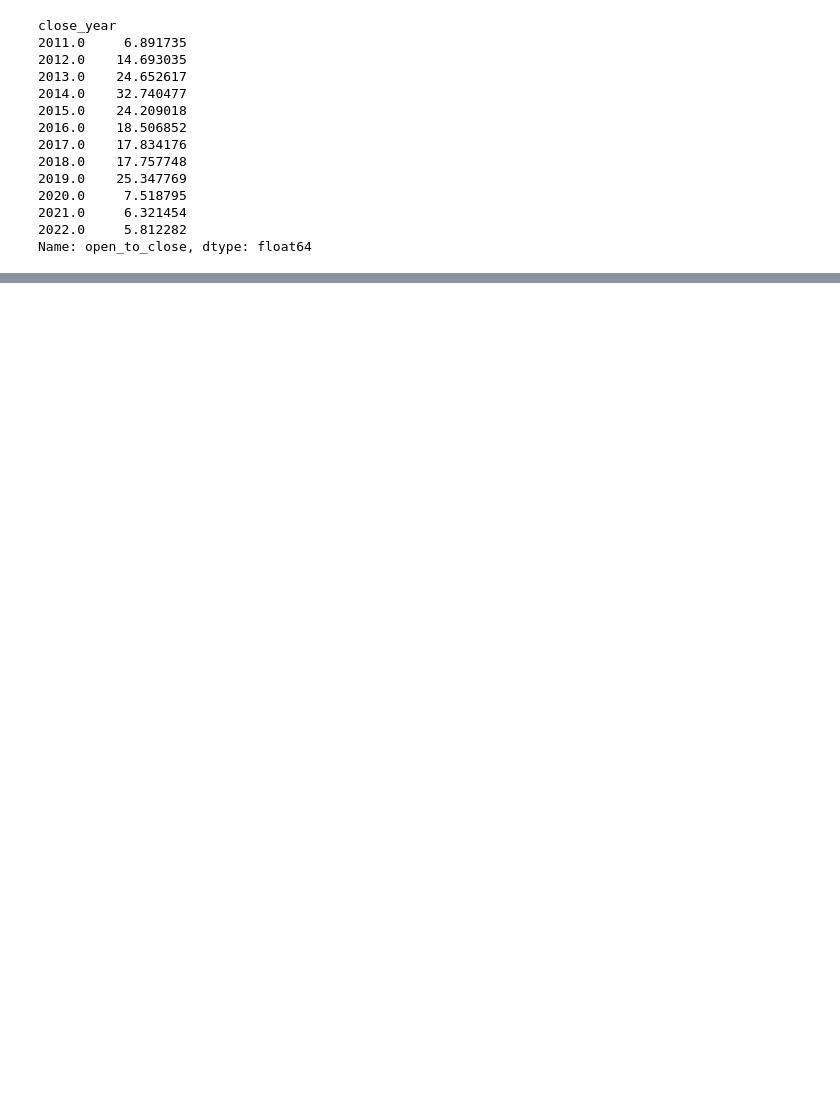
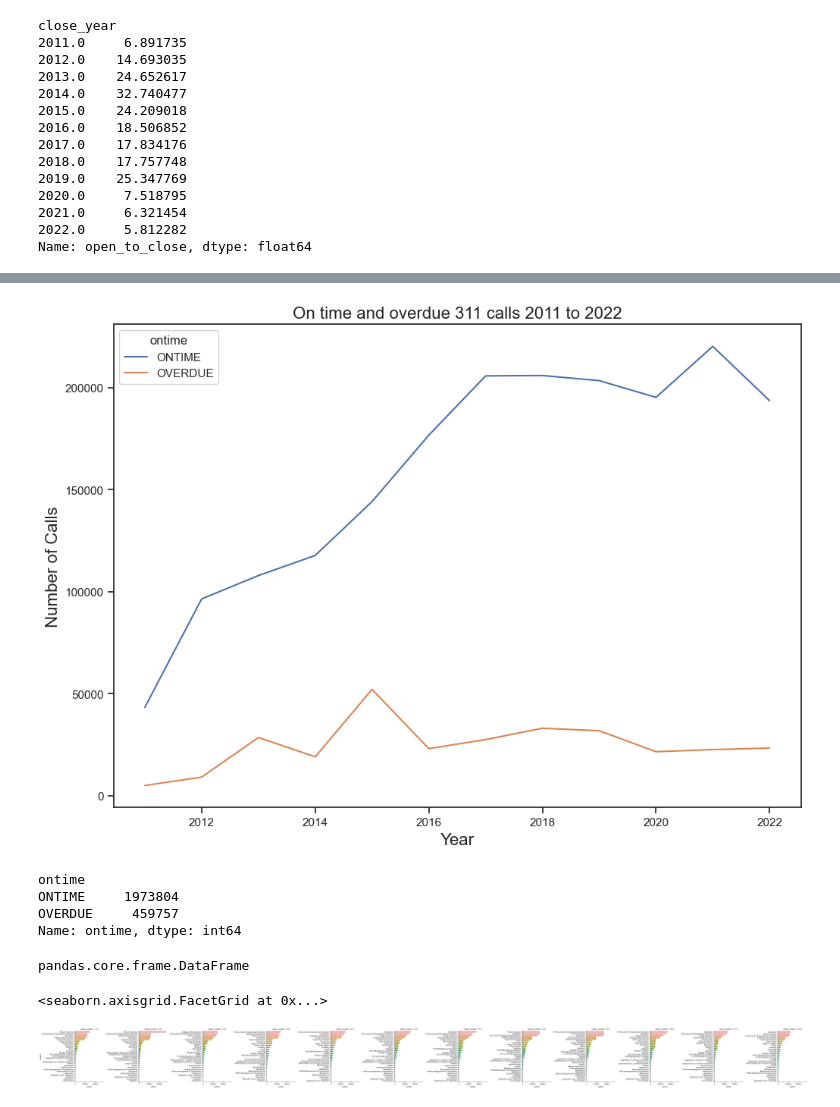
Before and after one commit to georgetown-analytics/boston-311, a Jupyter notebook: 02 code/EDA for 311 data.ipynb, the cells around one changed output, grey strips where cells are left out. Saved outputs shown, nothing was run; the diff lists cells and outputs as text; code cells hidden in the pictures; blank space fills up the shorter version.

```diff
--- a/02 code/EDA for 311 data.ipynb
+++ b/02 code/EDA for 311 data.ipynb
@@ -154,0 +192,48 @@ sns.boxplot(data = df_311, y='open_to_close', x='close_year', showfliers = False
+# %%
+# let's take a look at the ontime and other call related variables
+
+df_311['on_time'] = df_311['ontime'].apply(lambda x: 1 if x=='ONTIME' else 0)
+
+
+df_ontime  = df_311.groupby("close_year")['ontime'].value_counts(dropna =True).sort_index().reset_index(name="count")
+
+# Setting the Date as index (optional)
+
+# df_solved = df_solved.set_index("Year")
+
+# set a viz theme
+sns.set_theme(style="ticks")
+
+# plot cases by year
+sns.lineplot(x="close_year"
+             , y="count"
+             , hue="ontime"
+             , data=df_ontime)
+
+plt.xlabel('Year', fontsize=16)
+plt.ylabel('Number of Calls', fontsize=16)
+plt.title("On time and overdue 311 calls 2011 to 2022", size='16');
+# %% [output]
+[figure, added]
+# %%
+df_311.groupby(['ontime'])['ontime'].count()
+# %% [output]
+ontime
+ONTIME     1973804
+OVERDUE     459757
+Name: ontime, dtype: int64
+# %%
+# let's look at why people called
+monthly_calls = df_311.groupby("close_month")['reason'].value_counts(dropna =False).sort_index().reset_index(name="count")
+# %% [output]
+pandas.core.frame.DataFrame
+# %%
+sns.catplot(
+    data=monthly_calls.loc[monthly_calls['count'] > 100].sort_values(by = 'count', ascending=False), x="count", y="reason", col="close_month",
+    kind="bar", sharey = False
+)
+plt.xlabel('Number of calls', fontsize=16)
+plt.title("Reason for call by month", size='16');
+# %% [output]
+<seaborn.axisgrid.FacetGrid at 0x...>
+[figure, added]
```
Also changed, not shown: parts of 10 cells of this notebook, 1 other file.
